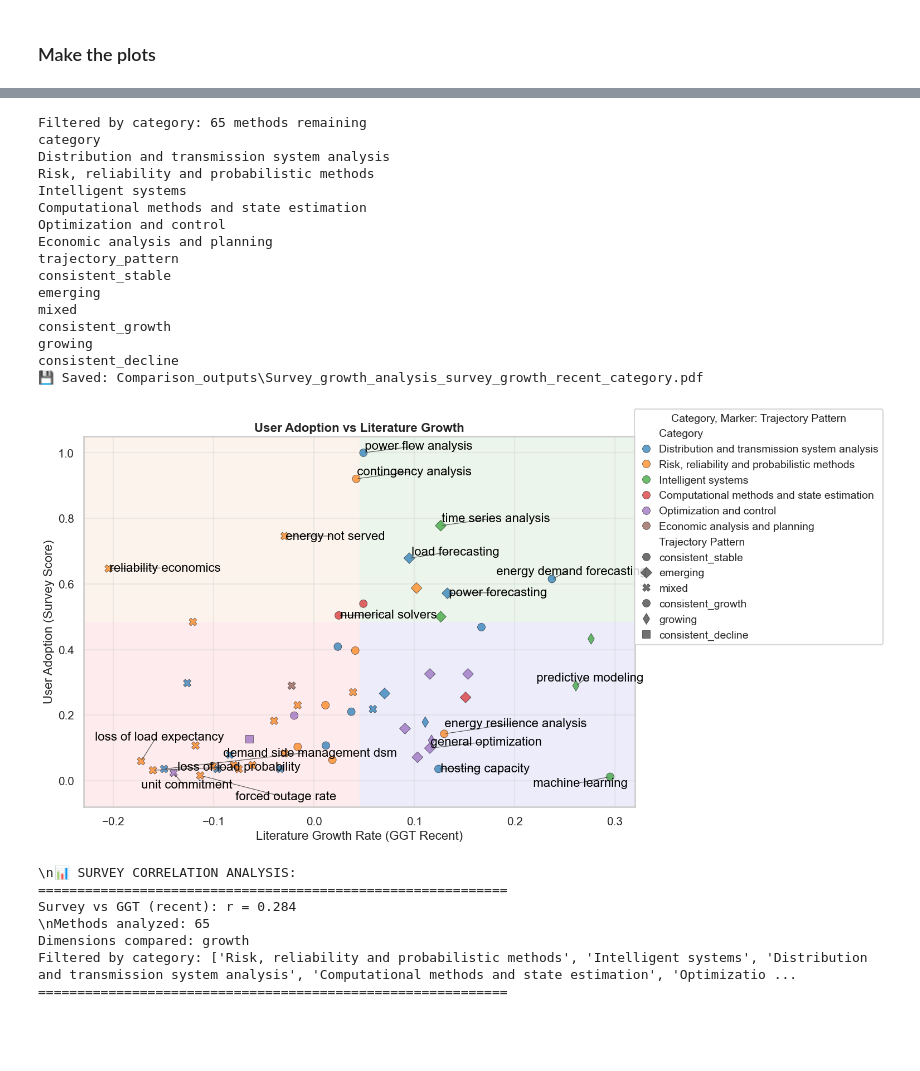
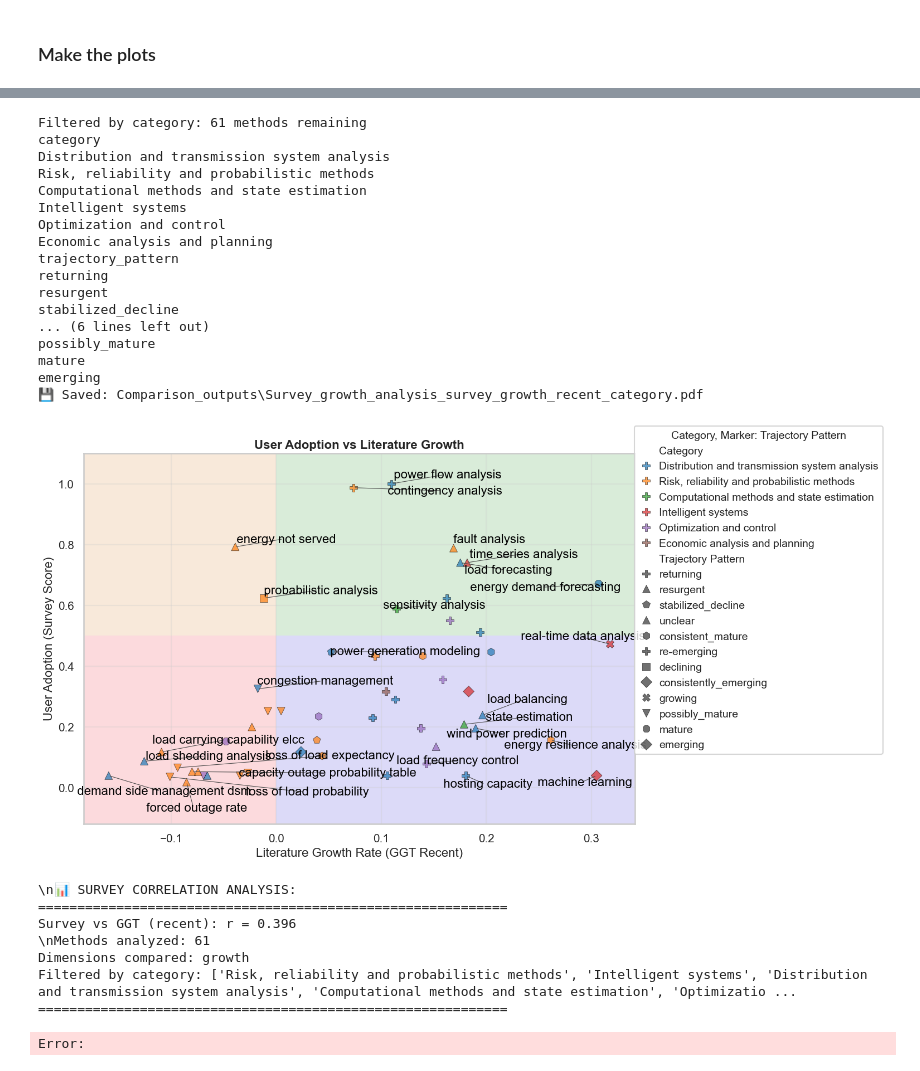
Before and after one commit to stigsimo/Literature-search-and-analysis, a Jupyter notebook: Comparison_of_method_scores.ipynb, the cells around one changed output, grey strips where cells are left out. Saved outputs shown, nothing was run; the diff lists cells and outputs as text; code cells hidden in the pictures; blank space fills up the shorter version.

```diff
--- a/Comparison_of_method_scores.ipynb
+++ b/Comparison_of_method_scores.ipynb
@@ -2841,14 +3024,16 @@ def canonicalize_method_name(name: str, variant_groups_file: str = "Saved_files_
 # %%
 # Literature analysis files
-CONFIG['literature_csv'] = 'Saved_files_new\enhanced_method_analysis_2025_11_11_reliability_resilience_power_systems.csv'
-CONFIG['topic_names_json'] = 'Saved_files_new/topic_names_2025_11_11_reliability_resilience_power_systems.json'
-CONFIG['topic_ngrams_json'] = 'Saved_files_new/topic_specific_tfidf_ngrams_2025_11_11_reliability_resilience_power_systems.json'
-CONFIG['term_frequencies_json'] = 'Saved_files_new/term_frequencies_2025_11_11_reliability_resilience_power_systems.json'
-CONFIG['ggt_results_csv'] = 'Saved_files_new\ggt_results_all_1_2_4_6_8_9.csv'
+LOAD_DIR = "C:/Users/STSI/OneDrive - Skagerak Energi/06-NæringsPhD/Egne papers/State of the art/Data"
+CONFIG['literature_csv'] = f'{LOAD_DIR}/enhanced_method_analysis_2025_12_19_reliability_resilience_power_systems.csv'# 'Saved_files_new\enhanced_method_analysis_2025_11_20_reliability_resilience_power_systems.csv'
+CONFIG['topic_names_json'] = f'{LOAD_DIR}//topic_names_2025_12_19_reliability_resilience_power_systems.json'#'Saved_files_new/topic_names_2025_11_20_reliability_resilience_power_systems.json'
+CONFIG['topic_ngrams_json'] = f'{LOAD_DIR}/topic_specific_tfidf_ngrams_2025_12_19_reliability_resilience_power_systems.json'#'Saved_files_new/topic_specific_tfidf_ngrams_2025_11_20_reliability_resilience_power_systems.json'
+CONFIG['term_frequencies_json'] = f'{LOAD_DIR}/term_frequencies_2025_12_19_reliability_resilience_power_systems.json'#'Saved_files_new/term_frequencies_2025_11_20_reliability_resilience_power_systems.json'
+CONFIG['ggt_results_csv'] = f'{LOAD_DIR}/ggt_results_2_5_6_7_8_13.csv'#'Saved_files_new\ggt_results_all_1_2_4_6_8_9.csv'
+CONFIG['method_goups'] = f'{LOAD_DIR}/method_variant_groups.json'#'C:/Users/STSI/OneDrive - Skagerak Energi/06-NæringsPhD/Egne papers/State of the art/Data/method_variant_groups.json'
 #software source to load from:
 #CONFIG['software_csv'] = 'software_analysis_output/software_methods_with_mis_updated.csv'
 #CONFIG['software_csv'] = 'software_analysis_output\software_methods_FINAL_COMPLETE_20251111_141203.csv'
-CONFIG['software_csv'] = 'software_analysis_output\software_methods_FINAL_COMPLETE_20251111_230554.csv'
+CONFIG['software_csv'] = f'{LOAD_DIR}/software_methods_FINAL_COMPLETE_20251213_085154.csv'
 
-CONFIG['survey_csv'] ='C:\git_repos\Questionair-analysis\Data\method_comparison_results.csv'
+CONFIG['survey_csv'] ='C:\git_repos\Questionair-analysis\Data\method_count_comparison_results.csv'
 #data = load_all_data(CONFIG)
@@ -2855,6 +3092,6 @@ CONFIG['survey_csv'] ='C:\git_repos\Questionair-analysis\Data\method_comparison_
 # %%
 # Load data
-data = load_all_data(CONFIG, canonicalize=True, topic_filter=[1,8,4,6,8,9])
+data = load_all_data(CONFIG, canonicalize=True)#, topic_filter=[0,1,5,6,7,8,9])
 # %% [output]
 ============================================================
 LOADING ALL DATA (WITH CANONICALIZATION)
@@ -2901,7 +3181,7 @@ merged_comparison = compare_all_sources_canonical(
     mis_scores=data['mis_scores'],
     df_survey=data['df_survey'],
     df_ggt=data['df_ggt'],
-    variant_groups_file="Saved_files_new/method_variant_groups.json",
+    variant_groups_file=f"{LOAD_DIR}/method_variant_groups.json",
     generate_diagnostics=True
 )
 # %% [output]
@@ -5387,6 +6116,9 @@ def plot_survey_comparisons(
     print("="*60)
 
     return fig, axes
+# %%
+#load the df
+df_comparison=pd.read_csv('output\method_comparison_all_sources.csv')
 # %% [markdown]
 ### Make the plots
 # %%
@@ -5549,10 +6392,10 @@ Saved: Comparison_outputs\MILS_analysis_comparison_mils_survey.pdf
 """
 
 corners = (
-    ('upper right', 0.5, 'green'),
-    ('upper left', 0.5, "#D26D0D"),
-    ('lower right', 0.5, "#140DD2"),
-    ('lower left', 0.5, "#ED091C"),
+    ('upper right', 1, 'green'),
+    ('upper left', 1, "#D26D0D"),
+    ('lower right', 1, "#140DD2"),
+    ('lower left', 1, "#ED091C"),
 )
 plot_survey_comparisons(
     df_comparison,
@@ -5565,47 +6408,55 @@ plot_survey_comparisons(
         'Distribution and transmission system analysis',
         'Computational methods and state estimation',
         #'Power system stability and dynamics',      #not really relevant for me
         'Optimization and control',
         'Economic analysis and planning',
         #'Other specialized methods',               #not really relevant for me
         #'Communication and signal processing',     #not  relevant for me aat all
     ],
     show_trajectory=True,
     trajectory_mode='pattern',      # 'pattern', 'stage', or 'none'
     corners=corners,
-    corner_k=5,
+    corner_k=7,
     corner_frac=0.5,
     corner_facecolor="gold",
     annotate_corners=True,
     adjust_labels=True,
     corner_offset=0.0,
     figsize=(15,8),
-    ylim=(-0.08,1.05),
+    corner_alpha=0.15,
+    #xlim=(0,0.32),
+    ylim=(-0.12,1.1),
     fontsize=16,
+    x_split=0.0,
+    y_split=0.5,
+    markers=trajectory_markers,
+    #color_map=trajectory_color_map,
     save_prefix=f'{SAVE_DIR}/Survey_growth_analysis'
 );
 # %% [output]
-Filtered by category: 65 methods remaining
+Filtered by category: 61 methods remaining
 category
 Distribution and transmission system analysis
 Risk, reliability and probabilistic methods
+Computational methods and state estimation
 Intelligent systems
-Computational methods and state estimation
 Optimization and control
 Economic analysis and planning
 trajectory_pattern
-consistent_stable
+returning
+resurgent
+stabilized_decline
+... (6 lines left out)
+possibly_mature
+mature
 emerging
-mixed
-consistent_growth
-growing
-consistent_decline
 💾 Saved: Comparison_outputs\Survey_growth_analysis_survey_growth_recent_category.pdf
-[figure, old version]
+[figure, new version]
 \n📊 SURVEY CORRELATION ANALYSIS:
 ============================================================
-Survey vs GGT (recent): r = 0.284
-\nMethods analyzed: 65
+Survey vs GGT (recent): r = 0.396
+\nMethods analyzed: 61
 Dimensions compared: growth
 Filtered by category: ['Risk, reliability and probabilistic methods', 'Intelligent systems', 'Distribution and transmission system analysis', 'Computational methods and state estimation', 'Optimizatio ...
 ============================================================
+Error:
```
Also changed, not shown: parts of 42 cells of this notebook, 10 other files.
